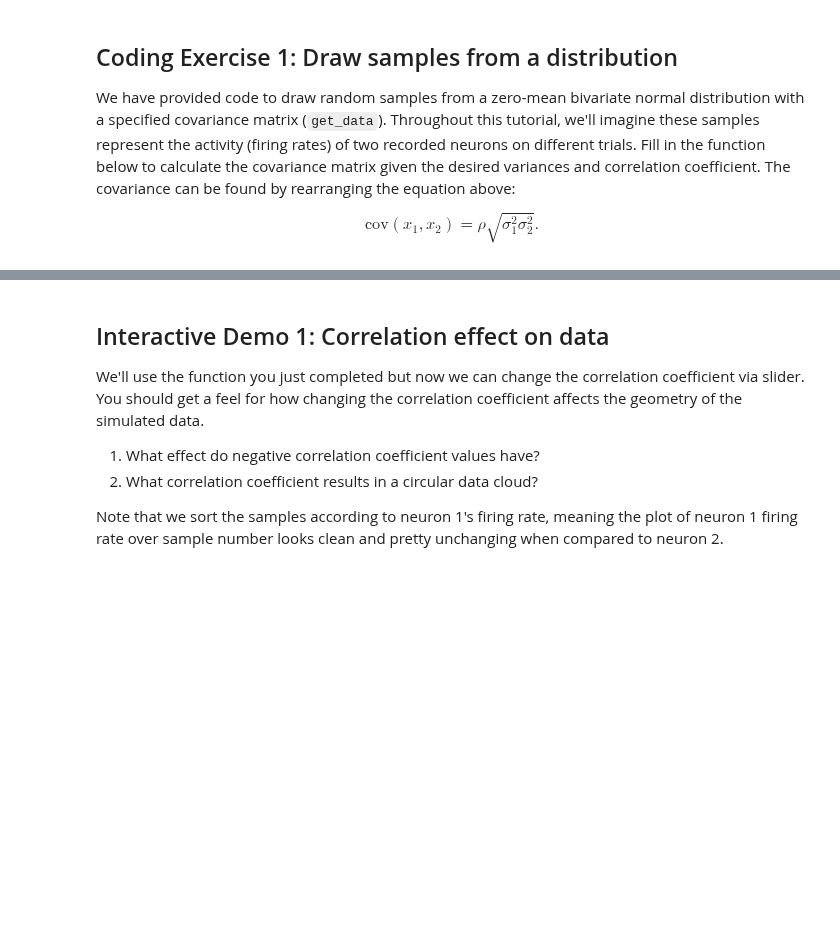
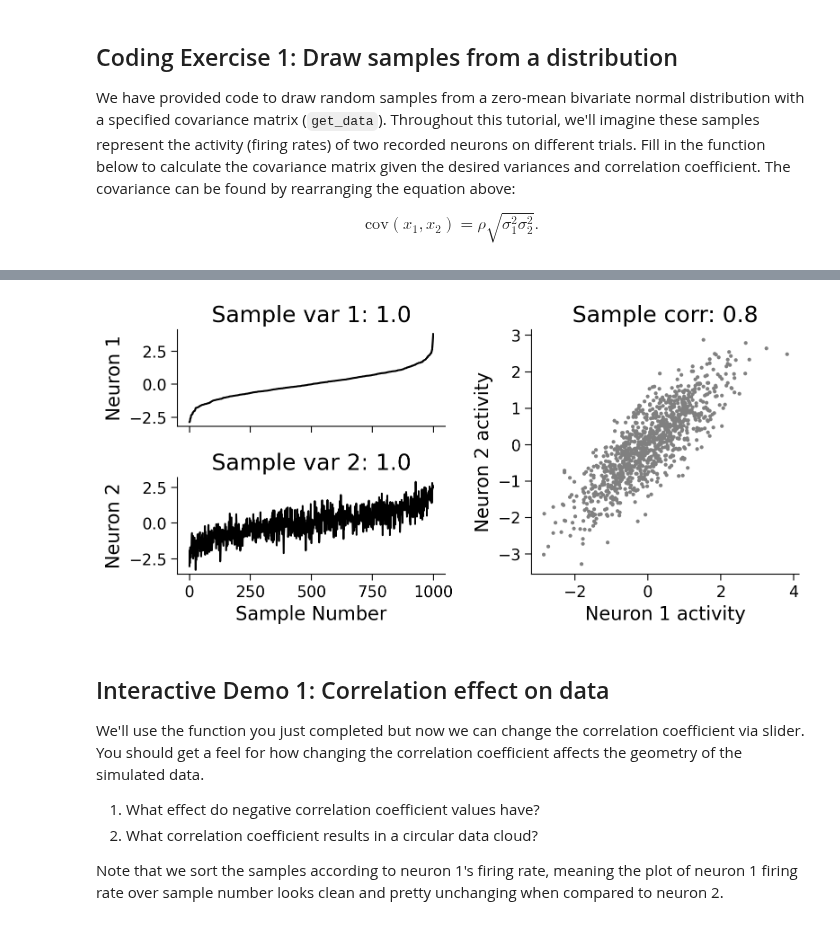
Before and after one commit to EugOT/compneuro, a Jupyter notebook: notebooks/2023-11-19-Geometric-view-of-data.ipynb, the cells around one changed output, grey strips where cells are left out. Drawn from its saved outputs; the diff is of its cells as text; code cells hidden in the pictures; blank space fills up the shorter version.

Commit message:
implement coding exercise 1

```diff
--- a/notebooks/2023-11-19-Geometric-view-of-data.ipynb
+++ b/notebooks/2023-11-19-Geometric-view-of-data.ipynb
@@ -179,39 +194,36 @@ def calculate_cov_matrix(var_1, var_2, corr_coef):
     var_1 (scalar)          : variance of the first random variable
     var_2 (scalar)          : variance of the second random variable
     corr_coef (scalar)      : correlation coefficient
 
   Returns:
     (numpy array of floats) : covariance matrix
   """
 
-  #################################################
-  ## TODO for students: calculate the covariance matrix
-  # Fill out function and remove
-  raise NotImplementedError("Student exercise: calculate the covariance matrix!")
-  #################################################
 
   # Calculate the covariance from the variances and correlation
-  cov = ...
+  cov = corr_coef * np.sqrt((var_1**2)*(var_2**2))
 
   cov_matrix = np.array([[var_1, cov], [cov, var_2]])
 
   return cov_matrix
 
 
 # Set parameters
 np.random.seed(2020)  # set random seed
 variance_1 = 1
 variance_2 = 1
 corr_coef = 0.8
 
 # Compute covariance matrix
 cov_matrix = calculate_cov_matrix(variance_1, variance_2, corr_coef)
 
 # Generate data with this covariance matrix
 X = get_data(cov_matrix)
 
 # Visualize
 plot_data(X)
+# %% [output]
+[figure, added]
 # %% [markdown]
 ## Interactive Demo 1: Correlation effect on data
 
```
Also changed, not shown: parts of 3 cells of this notebook.
